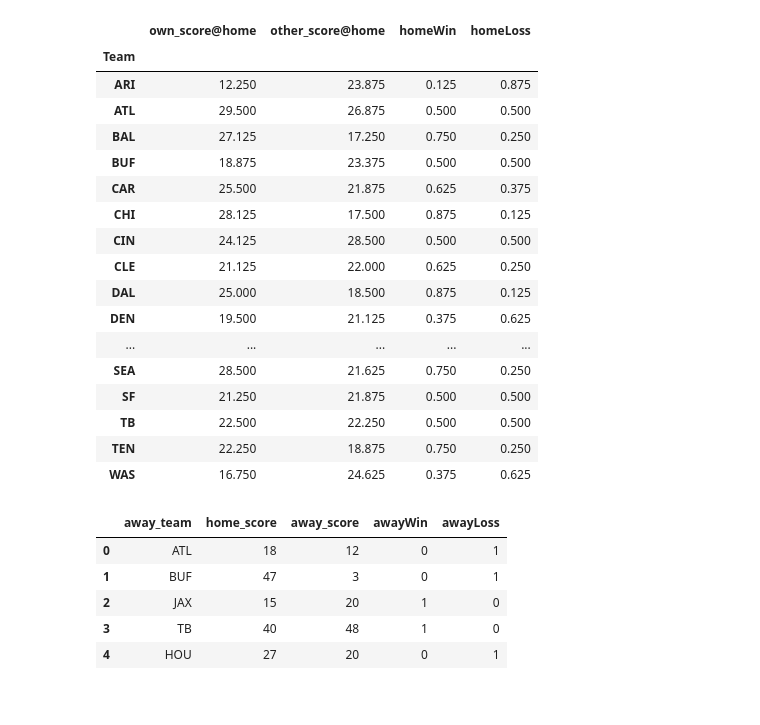
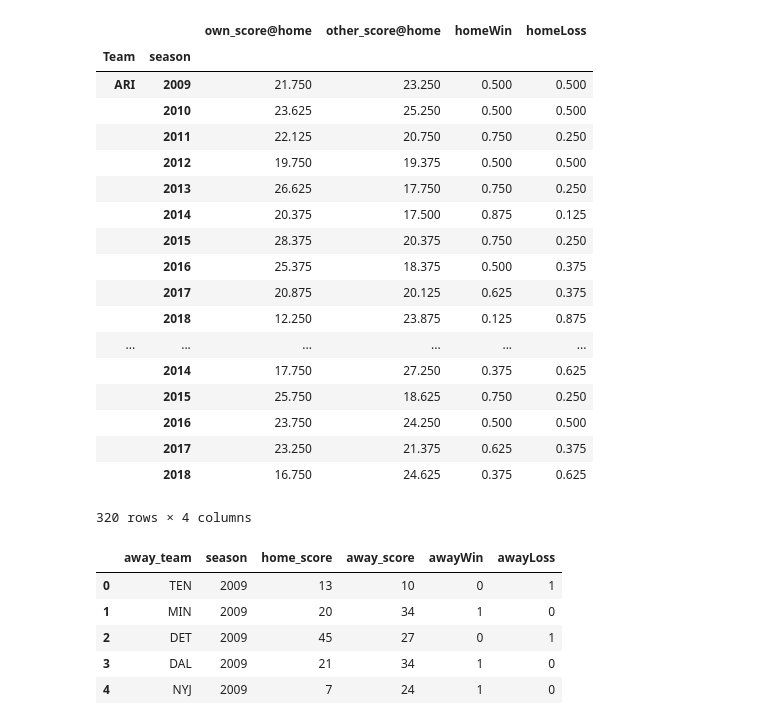
Before and after one commit to Mattyapolis/NFL-Home-Away-Analysis-, a Jupyter notebook: Home Score.ipynb, the cells around one changed output. Saved outputs shown, nothing was run; the diff lists cells and outputs as text; code cells hidden in the pictures.

```diff
--- a/Home Score.ipynb
+++ b/Home Score.ipynb
@@ -9 +3,16 @@ cleanDF2['homeWin'] = None
+# %%
+data2009 = "https://raw.githubusercontent.com/ryurko/nflscrapR-data/master/games_data/regular_season/reg_games_2009.csv"
+data2010 = "https://raw.githubusercontent.com/ryurko/nflscrapR-data/master/games_data/regular_season/reg_games_2010.csv"
+data2011 = "https://raw.githubusercontent.com/ryurko/nflscrapR-data/master/games_data/regular_season/reg_games_2011.csv"
+data2012 = "https://raw.githubusercontent.com/ryurko/nflscrapR-data/master/games_data/regular_season/reg_games_2012.csv"
+data2013 = "https://raw.githubusercontent.com/ryurko/nflscrapR-data/master/games_data/regular_season/reg_games_2013.csv"
+data2014 = "https://raw.githubusercontent.com/ryurko/nflscrapR-data/master/games_data/regular_season/reg_games_2014.csv"
+data2015 = "https://raw.githubusercontent.com/ryurko/nflscrapR-data/master/games_data/regular_season/reg_games_2015.csv"
+data2016 = "https://raw.githubusercontent.com/ryurko/nflscrapR-data/master/games_data/regular_season/reg_games_2016.csv"
+data2017 = "https://raw.githubusercontent.com/ryurko/nflscrapR-data/master/games_data/regular_season/reg_games_2017.csv"
+data2018 = "https://raw.githubusercontent.com/ryurko/nflscrapR-data/master/games_data/regular_season/reg_games_2018.csv"
+# %%
+urls = [data2009, data2010, data2011, data2012, data2013, data2014, data2015, data2016, data2017, data2018]
+# %%
+combined_csv = pd.concat([pd.read_csv(url) for url in urls])
 # %%
@@ -17,0 +27,4 @@ cleanDF2.head()
+# %%
+#clean csv files
+cleanDF2 = combined_csv.drop(columns=['type','game_id','week','state_of_game','game_url'])
+cleanDF2.head()
@@ -113,37 +146,38 @@ HTs
 # %%
 #home team
-HT = TableHT.groupby('Team').mean()
+HT = TableHT.groupby(['Team','season']).mean()
 HT
 # %% [output]
-|  | own_score@home | other_score@home | homeWin | homeLoss |
-| Team |  |  |  |  |
-| ARI | 12.250 | 23.875 | 0.125 | 0.875 |
-| ATL | 29.500 | 26.875 | 0.500 | 0.500 |
-| BAL | 27.125 | 17.250 | 0.750 | 0.250 |
-| BUF | 18.875 | 23.375 | 0.500 | 0.500 |
-| CAR | 25.500 | 21.875 | 0.625 | 0.375 |
-| CHI | 28.125 | 17.500 | 0.875 | 0.125 |
-| CIN | 24.125 | 28.500 | 0.500 | 0.500 |
-| CLE | 21.125 | 22.000 | 0.625 | 0.250 |
-| DAL | 25.000 | 18.500 | 0.875 | 0.125 |
-| DEN | 19.500 | 21.125 | 0.375 | 0.625 |
-| ... | ... | ... | ... | ... |
-| SEA | 28.500 | 21.625 | 0.750 | 0.250 |
-| SF | 21.250 | 21.875 | 0.500 | 0.500 |
-| TB | 22.500 | 22.250 | 0.500 | 0.500 |
-| TEN | 22.250 | 18.875 | 0.750 | 0.250 |
-| WAS | 16.750 | 24.625 | 0.375 | 0.625 |
+|  |  | own_score@home | other_score@home | homeWin | homeLoss |
+| Team | season |  |  |  |  |
+| ARI | 2009 | 21.750 | 23.250 | 0.500 | 0.500 |
+|  | 2010 | 23.625 | 25.250 | 0.500 | 0.500 |
+|  | 2011 | 22.125 | 20.750 | 0.750 | 0.250 |
+|  | 2012 | 19.750 | 19.375 | 0.500 | 0.500 |
+|  | 2013 | 26.625 | 17.750 | 0.750 | 0.250 |
+|  | 2014 | 20.375 | 17.500 | 0.875 | 0.125 |
+|  | 2015 | 28.375 | 20.375 | 0.750 | 0.250 |
+|  | 2016 | 25.375 | 18.375 | 0.500 | 0.375 |
+|  | 2017 | 20.875 | 20.125 | 0.625 | 0.375 |
+|  | 2018 | 12.250 | 23.875 | 0.125 | 0.875 |
+| ... | ... | ... | ... | ... | ... |
+|  | 2014 | 17.750 | 27.250 | 0.375 | 0.625 |
+|  | 2015 | 25.750 | 18.625 | 0.750 | 0.250 |
+|  | 2016 | 23.750 | 24.250 | 0.500 | 0.500 |
+|  | 2017 | 23.250 | 21.375 | 0.625 | 0.375 |
+|  | 2018 | 16.750 | 24.625 | 0.375 | 0.625 |
+320 rows × 4 columns
 # %%
 #away team
 cDF3 = cleanDF2.drop(columns=['home_team','homeWin','homeLoss'])
 cDF3.head()
 # %% [output]
-|  | away_team | home_score | away_score | awayWin | awayLoss |
-| 0 | ATL | 18 | 12 | 0 | 1 |
-| 1 | BUF | 47 | 3 | 0 | 1 |
-| 2 | JAX | 15 | 20 | 1 | 0 |
-| 3 | TB | 40 | 48 | 1 | 0 |
-| 4 | HOU | 27 | 20 | 0 | 1 |
+|  | away_team | season | home_score | away_score | awayWin | awayLoss |
+| 0 | TEN | 2009 | 13 | 10 | 0 | 1 |
+| 1 | MIN | 2009 | 20 | 34 | 1 | 0 |
+| 2 | DET | 2009 | 45 | 27 | 0 | 1 |
+| 3 | DAL | 2009 | 21 | 34 | 1 | 0 |
+| 4 | NYJ | 2009 | 7 | 24 | 1 | 0 |
 # %%
 #Away Team
 TableAT = cDF3.rename(columns={"away_team": "Team", "home_score": "other_score@away", "away_score": "own_score@away"})
```
Also changed, not shown: parts of 16 cells of this notebook, 5 other files.
